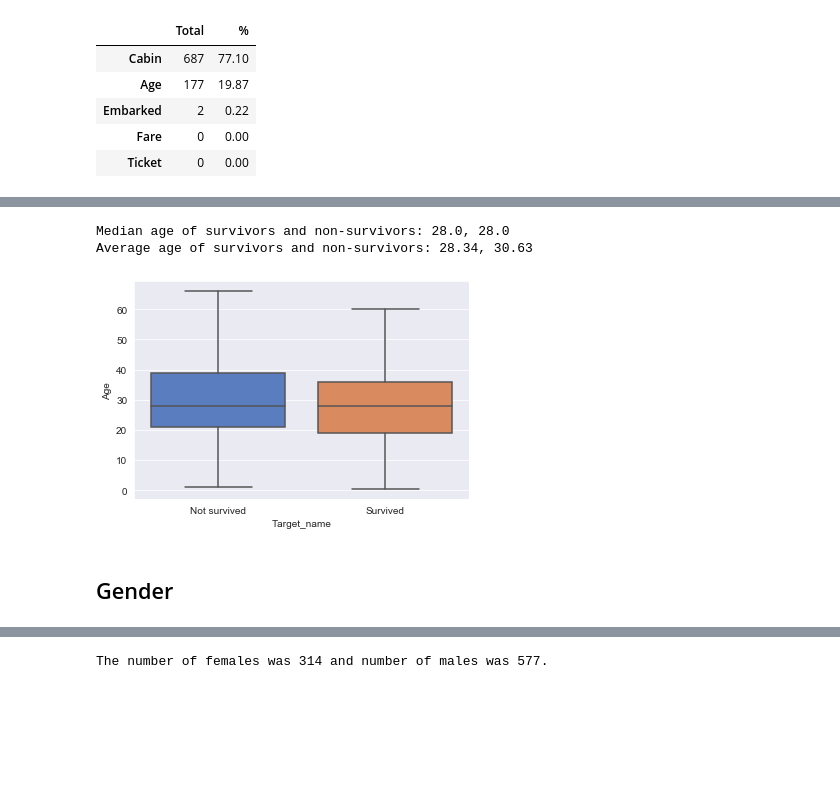
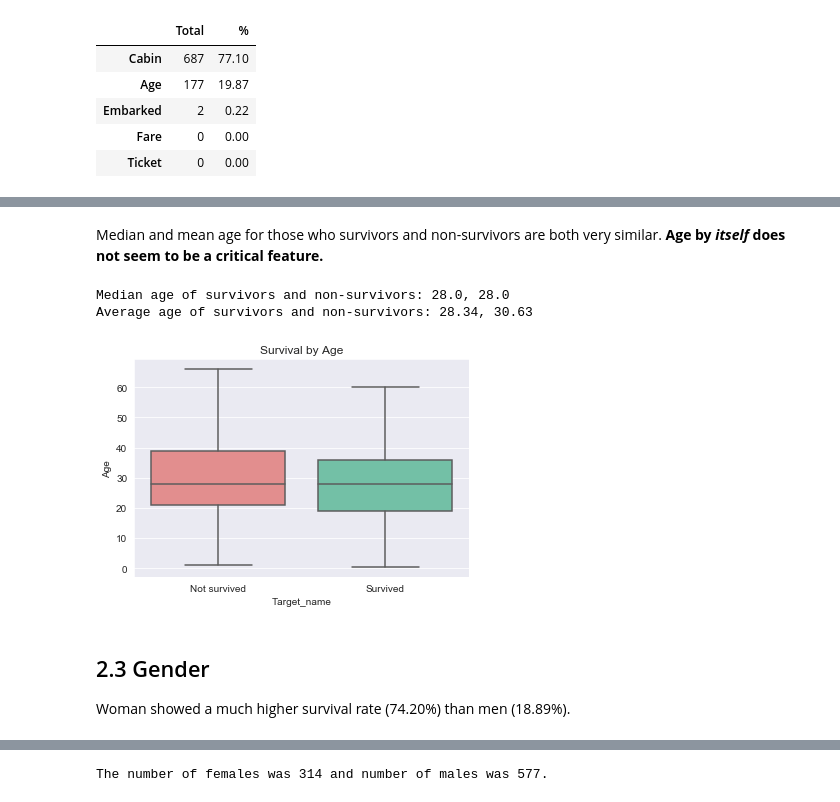
Before and after one commit to arsalanfardi/Titanic-Survival-Prediction, a Jupyter notebook: Titanic_Survival_Prediction.ipynb, the cells around one changed output, grey strips where cells are left out. Drawn from its saved outputs; the diff is of its cells as text; code cells hidden in the pictures; blank space fills up the shorter version.

```diff
--- a/Titanic_Survival_Prediction.ipynb
+++ b/Titanic_Survival_Prediction.ipynb
@@ -4,3 +4,7 @@ import seaborn as sns
 import matplotlib.pyplot as plt
 sns.set_style('dark' + 'grid')
 sns.set_palette('muted')
+survival_palette={'Survived':'mediumaquamarine', 'Not survived':'lightcoral'}
+# Gender colors will be the default muted blue and orange for males and females, respectively
+# Other colors will be assigned as necessary
+# Source for colors: https://matplotlib.org/3.1.0/gallery/color/named_colors.html
@@ -105,0 +138,7 @@ ax.set_title('Age Distribution');
+# %%
+# Common column required for split violin plot to work (not sure if this is a bug?), dropped after use
+df['All'] = ""
+ax = sns.violinplot(y='Age', x='All', hue='Sex', data=df, split=True);
+ax.set_title('Age Distribution');
+ax.set_xlabel('Probability Density')
+df.drop('All', axis=1, inplace=True)
@@ -106,11 +147,15 @@ ax.set_title('Age Distribution');
+# %% [markdown]
+Median and mean age for those who survivors and non-survivors are both very similar. **Age by *itself* does not seem to be a critical feature.**
 # %%
-# Median age for survivors and non-survivors is equal, average age is also similar
-sns.boxplot(y='Age', x='Target_name', data=df, showfliers = False);
+ax = sns.boxplot(y='Age', x='Target_name', data=df, showfliers = False, palette=survival_palette);
+ax.set_title('Survival by Age')
 print(f"Median age of survivors and non-survivors: {df[df.Survived==1].Age.median()}, {df[df.Survived==0].Age.median()}")
 print(f"Average age of survivors and non-survivors: {df[df.Survived==1].Age.mean():.2f}, {df[df.Survived==0].Age.mean():.2f}")
 # %% [output]
 Median age of survivors and non-survivors: 28.0, 28.0
 Average age of survivors and non-survivors: 28.34, 30.63
-[figure, old version]
+[figure, new version]
-# %% [markdown]
-## Gender
+# %% [markdown]
+## 2.3 Gender
+
+Woman showed a much higher survival rate (74.20%) than men (18.89%).
```
Also changed, not shown: parts of 70 cells of this notebook.
